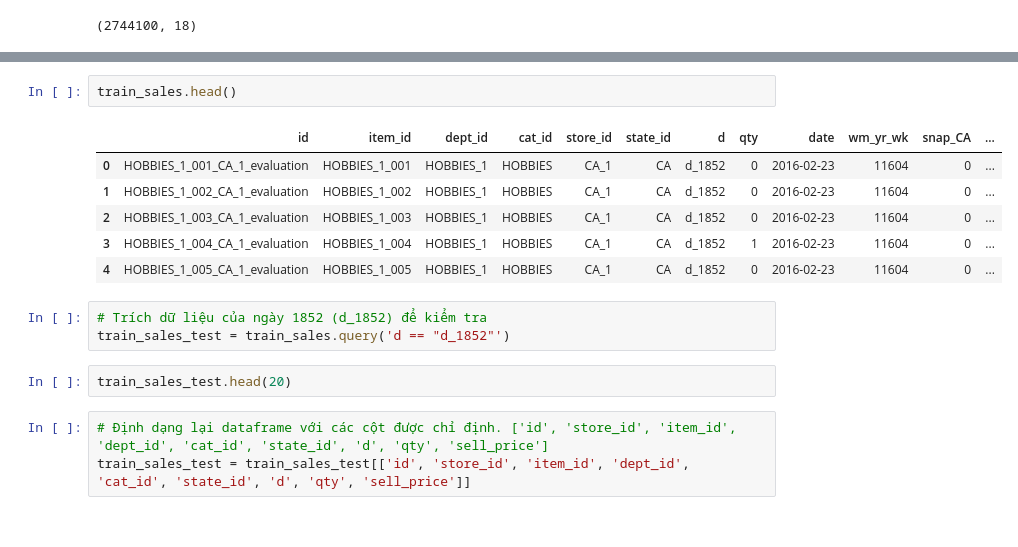
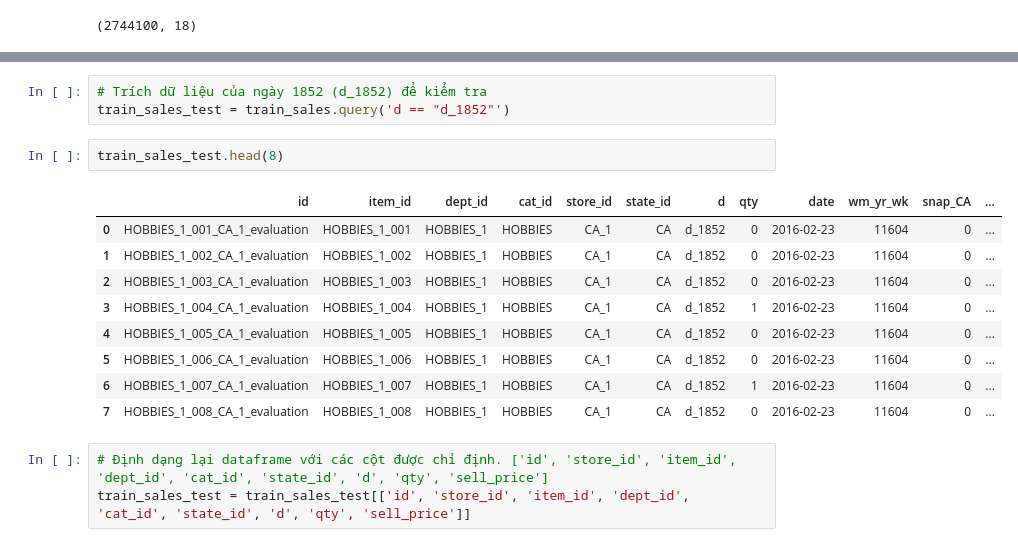
Before and after one commit to Quang-Nguyen-Van/MSE-PYTHON, a Jupyter notebook: BaiTap3.ipynb, the cells around one changed output, grey strips where cells are left out. Cells and saved outputs as stored; diff of their text form.

```diff
--- a/BaiTap3.ipynb
+++ b/BaiTap3.ipynb
@@ -302,17 +356,18 @@ train_sales.tail()
-# %%
-train_sales.head()
-# %% [output]
-|  | id | item_id | dept_id | cat_id | store_id | state_id | d | qty | date | wm_yr_wk | snap_CA | ... |
-| 0 | HOBBIES_1_001_CA_1_evaluation | HOBBIES_1_001 | HOBBIES_1 | HOBBIES | CA_1 | CA | d_1852 | 0 | 2016-02-23 | 11604 | 0 | ... |
-| 1 | HOBBIES_1_002_CA_1_evaluation | HOBBIES_1_002 | HOBBIES_1 | HOBBIES | CA_1 | CA | d_1852 | 0 | 2016-02-23 | 11604 | 0 | ... |
-| 2 | HOBBIES_1_003_CA_1_evaluation | HOBBIES_1_003 | HOBBIES_1 | HOBBIES | CA_1 | CA | d_1852 | 0 | 2016-02-23 | 11604 | 0 | ... |
-| 3 | HOBBIES_1_004_CA_1_evaluation | HOBBIES_1_004 | HOBBIES_1 | HOBBIES | CA_1 | CA | d_1852 | 1 | 2016-02-23 | 11604 | 0 | ... |
-| 4 | HOBBIES_1_005_CA_1_evaluation | HOBBIES_1_005 | HOBBIES_1 | HOBBIES | CA_1 | CA | d_1852 | 0 | 2016-02-23 | 11604 | 0 | ... |
 # %%
 # Trích dữ liệu của ngày 1852 (d_1852) để kiểm tra
 train_sales_test = train_sales.query('d == "d_1852"')
 # %%
-train_sales_test.head(20)
+train_sales_test.head(8)
+# %% [output]
+|  | id | item_id | dept_id | cat_id | store_id | state_id | d | qty | date | wm_yr_wk | snap_CA | ... |
+| 0 | HOBBIES_1_001_CA_1_evaluation | HOBBIES_1_001 | HOBBIES_1 | HOBBIES | CA_1 | CA | d_1852 | 0 | 2016-02-23 | 11604 | 0 | ... |
+| 1 | HOBBIES_1_002_CA_1_evaluation | HOBBIES_1_002 | HOBBIES_1 | HOBBIES | CA_1 | CA | d_1852 | 0 | 2016-02-23 | 11604 | 0 | ... |
+| 2 | HOBBIES_1_003_CA_1_evaluation | HOBBIES_1_003 | HOBBIES_1 | HOBBIES | CA_1 | CA | d_1852 | 0 | 2016-02-23 | 11604 | 0 | ... |
+| 3 | HOBBIES_1_004_CA_1_evaluation | HOBBIES_1_004 | HOBBIES_1 | HOBBIES | CA_1 | CA | d_1852 | 1 | 2016-02-23 | 11604 | 0 | ... |
+| 4 | HOBBIES_1_005_CA_1_evaluation | HOBBIES_1_005 | HOBBIES_1 | HOBBIES | CA_1 | CA | d_1852 | 0 | 2016-02-23 | 11604 | 0 | ... |
+| 5 | HOBBIES_1_006_CA_1_evaluation | HOBBIES_1_006 | HOBBIES_1 | HOBBIES | CA_1 | CA | d_1852 | 0 | 2016-02-23 | 11604 | 0 | ... |
+| 6 | HOBBIES_1_007_CA_1_evaluation | HOBBIES_1_007 | HOBBIES_1 | HOBBIES | CA_1 | CA | d_1852 | 1 | 2016-02-23 | 11604 | 0 | ... |
+| 7 | HOBBIES_1_008_CA_1_evaluation | HOBBIES_1_008 | HOBBIES_1 | HOBBIES | CA_1 | CA | d_1852 | 0 | 2016-02-23 | 11604 | 0 | ... |
 # %%
 # Định dạng lại dataframe với các cột được chỉ định. ['id', 'store_id', 'item_id', 'dept_id', 'cat_id', 'state_id', 'd', 'qty', 'sell_price']
 train_sales_test = train_sales_test[['id', 'store_id', 'item_id', 'dept_id', 'cat_id', 'state_id', 'd', 'qty', 'sell_price']]
```
Also changed, not shown: parts of 37 cells of this notebook.
